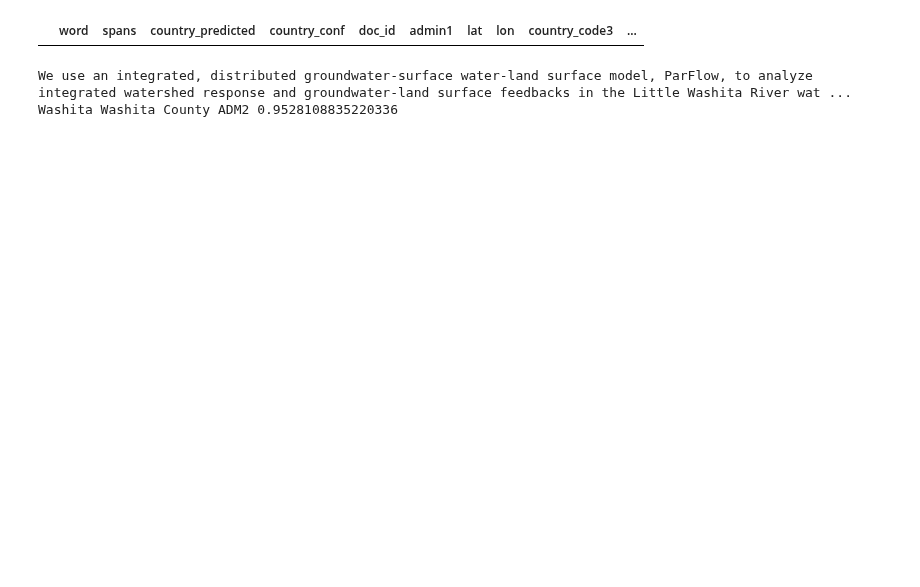
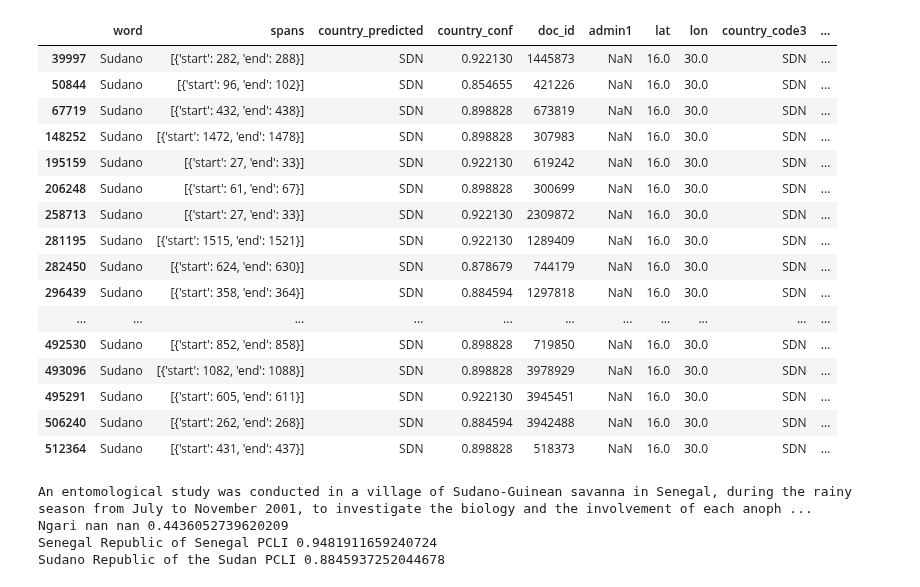
Before and after one commit to mcallaghan/regional-impacts-map, a Jupyter notebook: analysis/3b_fix_summarise_places.ipynb, the cells around one changed output. Cells and saved outputs as stored; diff of their text form; code cells hidden in the pictures; blank space fills up the shorter version.

```diff
--- a/analysis/3b_fix_summarise_places.ipynb
+++ b/analysis/3b_fix_summarise_places.ipynb
@@ -165,15 +165,33 @@ Length: 571, dtype: int64
 # %%
-places[places["word"].astype(str).str.contains("Australian bight")]
+places[places["word"].astype(str).str.contains("Sudano")]
 # %% [output]
 |  | word | spans | country_predicted | country_conf | doc_id | admin1 | lat | lon | country_code3 | ... |
+| 39997 | Sudano | [{'start': 282, 'end': 288}] | SDN | 0.922130 | 1445873 | NaN | 16.0 | 30.0 | SDN | ... |
+| 50844 | Sudano | [{'start': 96, 'end': 102}] | SDN | 0.854655 | 421226 | NaN | 16.0 | 30.0 | SDN | ... |
+| 67719 | Sudano | [{'start': 432, 'end': 438}] | SDN | 0.898828 | 673819 | NaN | 16.0 | 30.0 | SDN | ... |
+| 148252 | Sudano | [{'start': 1472, 'end': 1478}] | SDN | 0.898828 | 307983 | NaN | 16.0 | 30.0 | SDN | ... |
+| 195159 | Sudano | [{'start': 27, 'end': 33}] | SDN | 0.922130 | 619242 | NaN | 16.0 | 30.0 | SDN | ... |
+| 206248 | Sudano | [{'start': 61, 'end': 67}] | SDN | 0.898828 | 300699 | NaN | 16.0 | 30.0 | SDN | ... |
+| 258713 | Sudano | [{'start': 27, 'end': 33}] | SDN | 0.922130 | 2309872 | NaN | 16.0 | 30.0 | SDN | ... |
+| 281195 | Sudano | [{'start': 1515, 'end': 1521}] | SDN | 0.922130 | 1289409 | NaN | 16.0 | 30.0 | SDN | ... |
+| 282450 | Sudano | [{'start': 624, 'end': 630}] | SDN | 0.878679 | 744179 | NaN | 16.0 | 30.0 | SDN | ... |
+| 296439 | Sudano | [{'start': 358, 'end': 364}] | SDN | 0.884594 | 1297818 | NaN | 16.0 | 30.0 | SDN | ... |
+| ... | ... | ... | ... | ... | ... | ... | ... | ... | ... | ... |
+| 492530 | Sudano | [{'start': 852, 'end': 858}] | SDN | 0.898828 | 719850 | NaN | 16.0 | 30.0 | SDN | ... |
+| 493096 | Sudano | [{'start': 1082, 'end': 1088}] | SDN | 0.898828 | 3978929 | NaN | 16.0 | 30.0 | SDN | ... |
+| 495291 | Sudano | [{'start': 605, 'end': 611}] | SDN | 0.922130 | 3945451 | NaN | 16.0 | 30.0 | SDN | ... |
+| 506240 | Sudano | [{'start': 262, 'end': 268}] | SDN | 0.884594 | 3942488 | NaN | 16.0 | 30.0 | SDN | ... |
+| 512364 | Sudano | [{'start': 431, 'end': 437}] | SDN | 0.898828 | 518373 | NaN | 16.0 | 30.0 | SDN | ... |
 # %%
-did = 28635
+did = 3942488
 print(df[df.id==did].content.values[0])
 for i, r in places[places["doc_id"]==did].iterrows():
     print(r["word"],r["place_name"],r["feature_code"],r["country_conf"])
 # %% [output]
-We use an integrated, distributed groundwater-surface water-land surface model, ParFlow, to analyze integrated watershed response and groundwater-land surface feedbacks in the Little Washita River wat ...
-Washita Washita County ADM2 0.9528108835220336
+An entomological study was conducted in a village of Sudano-Guinean savanna in Senegal, during the rainy season from July to November 2001, to investigate the biology and the involvement of each anoph ...
+Ngari nan nan 0.4436052739620209
+Senegal Republic of Senegal PCLI 0.9481911659240724
+Sudano Republic of the Sudan PCLI 0.8845937252044678
 # %%
 places.head()
 # %% [output]
```
Also changed, not shown: parts of 5 cells of this notebook, 15 other files.
